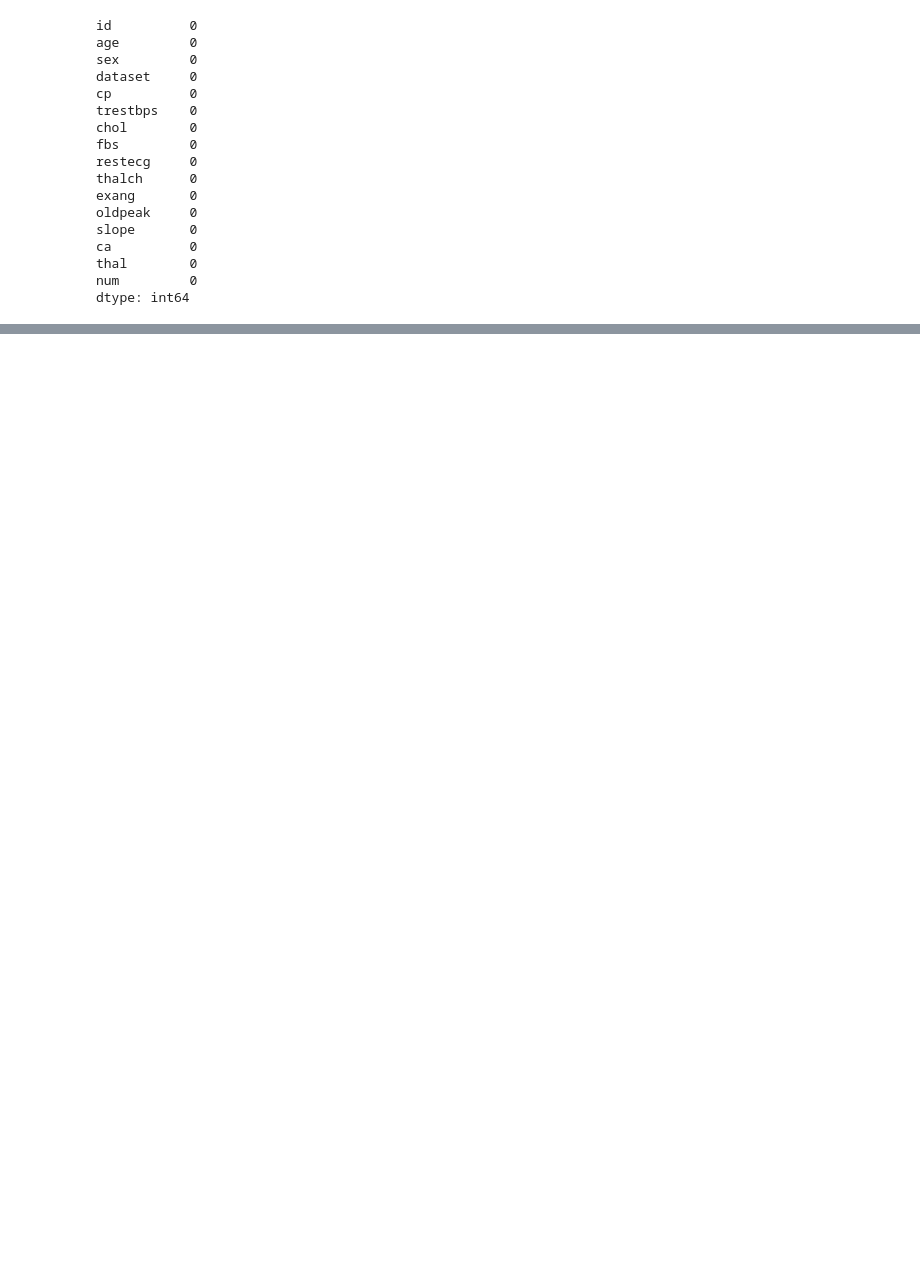
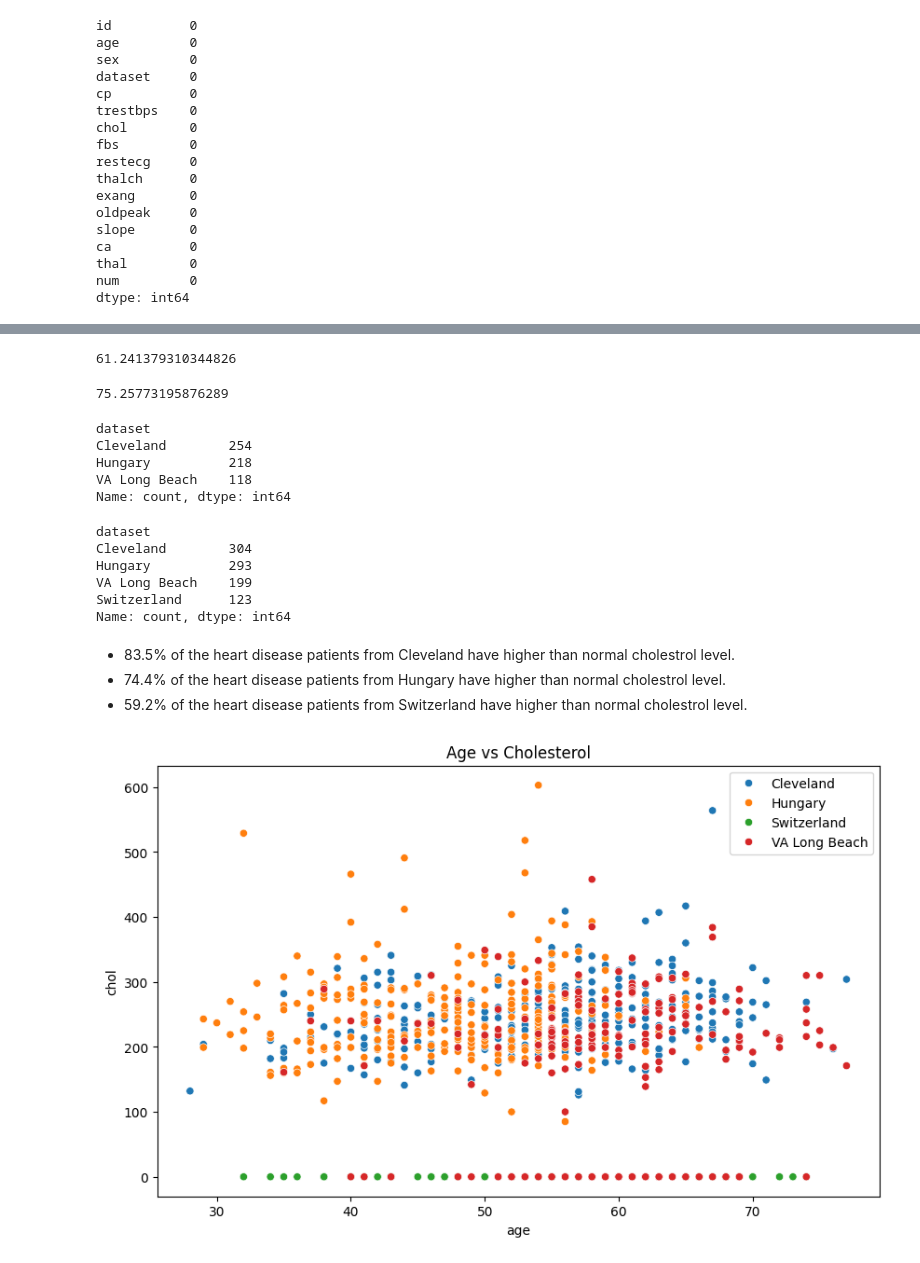
Before and after one commit to coderhyder17/Machine-Learning, a Jupyter notebook: Heart Disease project/heart_disease_project.ipynb, the cells around one changed output, grey strips where cells are left out. Drawn from its saved outputs; the diff is of its cells as text; code cells hidden in the pictures; blank space fills up the shorter version.

```diff
--- a/Heart Disease project/heart_disease_project.ipynb
+++ b/Heart Disease project/heart_disease_project.ipynb
@@ -671,3 +869,6 @@ dtype: int64
+# %%
+# remove that row
+df = df[df['trestbps'] != 0]
 # %%
 df.info()
 # %% [output]
@@ -690,0 +971,42 @@ memory usage: 115.1+ KB
+# %%
+male_per = (444 / 725) * 100
+male_per
+# %% [output]
+61.241379310344826
+# %%
+female_per = (146 / 194) * 100
+female_per
+# %% [output]
+75.25773195876289
+# %%
+# check that how many high cholestrol heart patients belong to which of the dataset values
+df[df['chol'] >= 200]['dataset'].value_counts()
+# %% [output]
+dataset
+Cleveland        254
+Hungary          218
+VA Long Beach    118
+Name: count, dtype: int64
+# %%
+df['dataset'].value_counts()
+# %% [output]
+dataset
+Cleveland        304
+Hungary          293
+VA Long Beach    199
+Switzerland      123
+Name: count, dtype: int64
+# %% [markdown]
+- 83.5% of the heart disease patients from Cleveland have higher than normal cholestrol level.
+- 74.4% of the heart disease patients from Hungary have higher than normal cholestrol level.
+- 59.2% of the heart disease patients from Switzerland have higher than normal cholestrol level.
+# %%
+# make a suitable plot of age and chol columns to see if there is any relationship between them
+plt.figure(figsize=(10, 6))
+sns.scatterplot(data=df, x='age', y='chol', hue='dataset')
+# keep the legend outside the plot
+plt.legend(bbox_to_anchor=(1, 1))
+plt.title('Age vs Cholesterol')
+plt.show()
+# %% [output]
+[figure, added]
```
Also changed, not shown: parts of 114 cells of this notebook, 3 other files.
